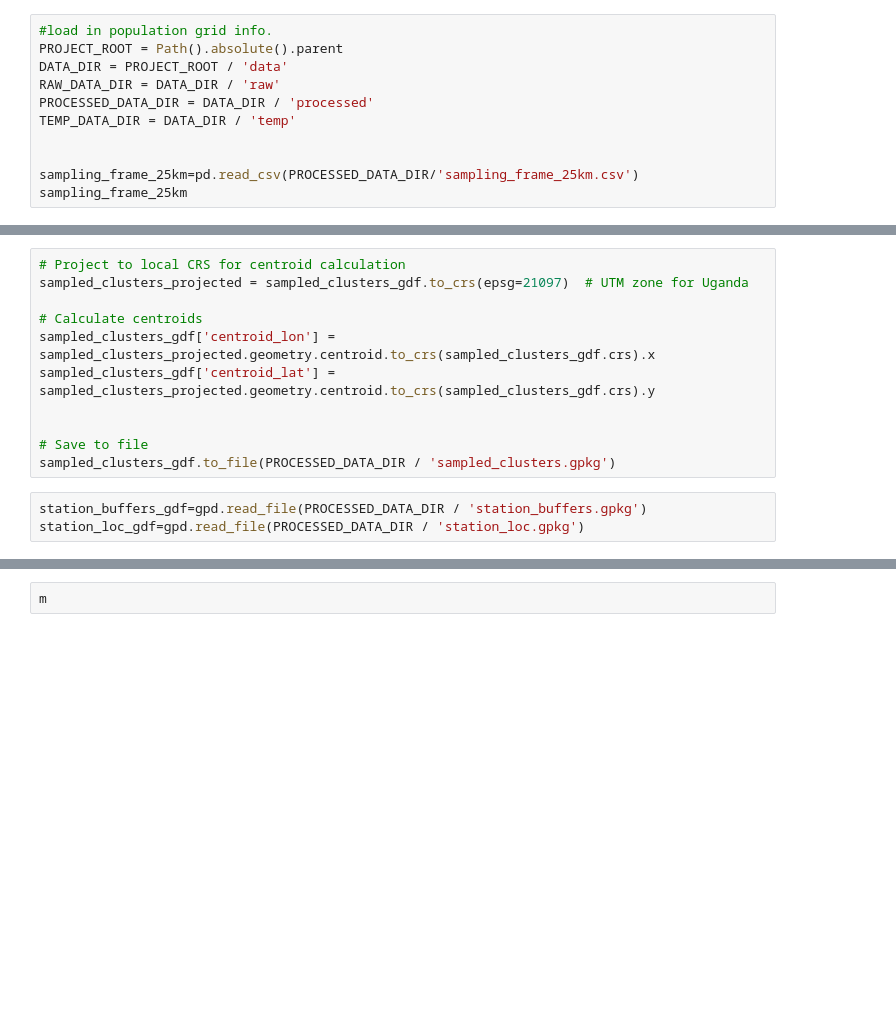
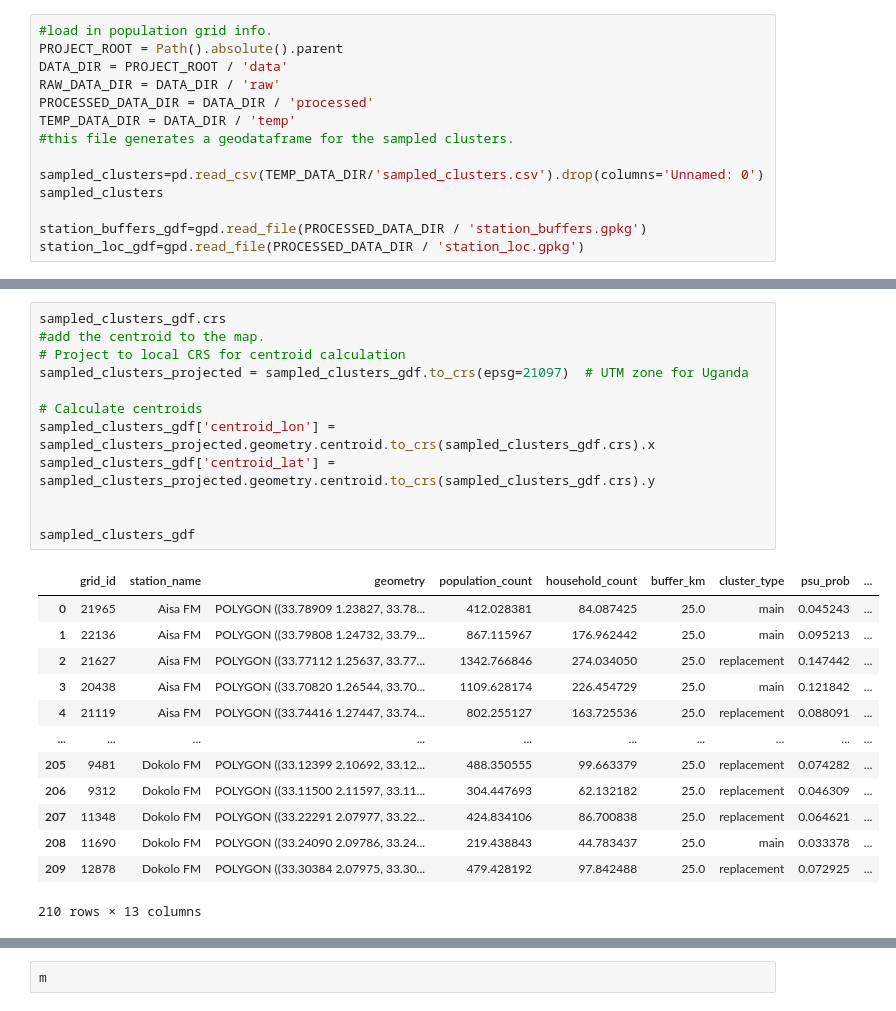
Before and after one commit to riklinssen/lm_sampling, a Jupyter notebook: notebooks/6_merge_geo_sampled_clusters.ipynb, the cells around one changed output, grey strips where cells are left out. Saved outputs shown, nothing was run; the diff lists cells and outputs as text; blank space fills up the shorter version.

Commit message:
merging sample with geodataframe

```diff
--- a/notebooks/6_merge_geo_sampled_clusters.ipynb
+++ b/notebooks/6_merge_geo_sampled_clusters.ipynb
@@ -55,7 +25,10 @@ DATA_DIR = PROJECT_ROOT / 'data'
 RAW_DATA_DIR = DATA_DIR / 'raw'
 PROCESSED_DATA_DIR = DATA_DIR / 'processed'
 TEMP_DATA_DIR = DATA_DIR / 'temp'
+#this file generates a geodataframe for the sampled clusters.
 
+sampled_clusters=pd.read_csv(TEMP_DATA_DIR/'sampled_clusters.csv').drop(columns='Unnamed: 0')
+sampled_clusters
 
-sampling_frame_25km=pd.read_csv(PROCESSED_DATA_DIR/'sampling_frame_25km.csv')
-sampling_frame_25km
+station_buffers_gdf=gpd.read_file(PROCESSED_DATA_DIR / 'station_buffers.gpkg')
+station_loc_gdf=gpd.read_file(PROCESSED_DATA_DIR / 'station_loc.gpkg')
@@ -258,14 +90,26 @@ sampled_clusters_gdf
 # %%
+sampled_clusters_gdf.crs
+#add the centroid to the map.
 # Project to local CRS for centroid calculation
 sampled_clusters_projected = sampled_clusters_gdf.to_crs(epsg=21097)  # UTM zone for Uganda
 
 # Calculate centroids
 sampled_clusters_gdf['centroid_lon'] = sampled_clusters_projected.geometry.centroid.to_crs(sampled_clusters_gdf.crs).x
 sampled_clusters_gdf['centroid_lat'] = sampled_clusters_projected.geometry.centroid.to_crs(sampled_clusters_gdf.crs).y
 
 
-# Save to file
-sampled_clusters_gdf.to_file(PROCESSED_DATA_DIR / 'sampled_clusters.gpkg')
+sampled_clusters_gdf
+# %% [output]
+|  | grid_id | station_name | geometry | population_count | household_count | buffer_km | cluster_type | psu_prob | ... |
+| 0 | 21965 | Aisa FM | POLYGON ((33.78909 1.23827, 33.78... | 412.028381 | 84.087425 | 25.0 | main | 0.045243 | ... |
+| 1 | 22136 | Aisa FM | POLYGON ((33.79808 1.24732, 33.79... | 867.115967 | 176.962442 | 25.0 | main | 0.095213 | ... |
+| 2 | 21627 | Aisa FM | POLYGON ((33.77112 1.25637, 33.77... | 1342.766846 | 274.034050 | 25.0 | replacement | 0.147442 | ... |
+| 3 | 20438 | Aisa FM | POLYGON ((33.70820 1.26544, 33.70... | 1109.628174 | 226.454729 | 25.0 | main | 0.121842 | ... |
+| 4 | 21119 | Aisa FM | POLYGON ((33.74416 1.27447, 33.74... | 802.255127 | 163.725536 | 25.0 | replacement | 0.088091 | ... |
+| ... | ... | ... | ... | ... | ... | ... | ... | ... | ... |
+| 205 | 9481 | Dokolo FM | POLYGON ((33.12399 2.10692, 33.12... | 488.350555 | 99.663379 | 25.0 | replacement | 0.074282 | ... |
+| 206 | 9312 | Dokolo FM | POLYGON ((33.11500 2.11597, 33.11... | 304.447693 | 62.132182 | 25.0 | replacement | 0.046309 | ... |
+| 207 | 11348 | Dokolo FM | POLYGON ((33.22291 2.07977, 33.22... | 424.834106 | 86.700838 | 25.0 | replacement | 0.064621 | ... |
+| 208 | 11690 | Dokolo FM | POLYGON ((33.24090 2.09786, 33.24... | 219.438843 | 44.783437 | 25.0 | main | 0.033378 | ... |
+| 209 | 12878 | Dokolo FM | POLYGON ((33.30384 2.07975, 33.30... | 479.428192 | 97.842488 | 25.0 | replacement | 0.072925 | ... |
+210 rows × 13 columns
-# %%
-station_buffers_gdf=gpd.read_file(PROCESSED_DATA_DIR / 'station_buffers.gpkg')
-station_loc_gdf=gpd.read_file(PROCESSED_DATA_DIR / 'station_loc.gpkg')
```
Also changed, not shown: parts of 14 cells of this notebook.
